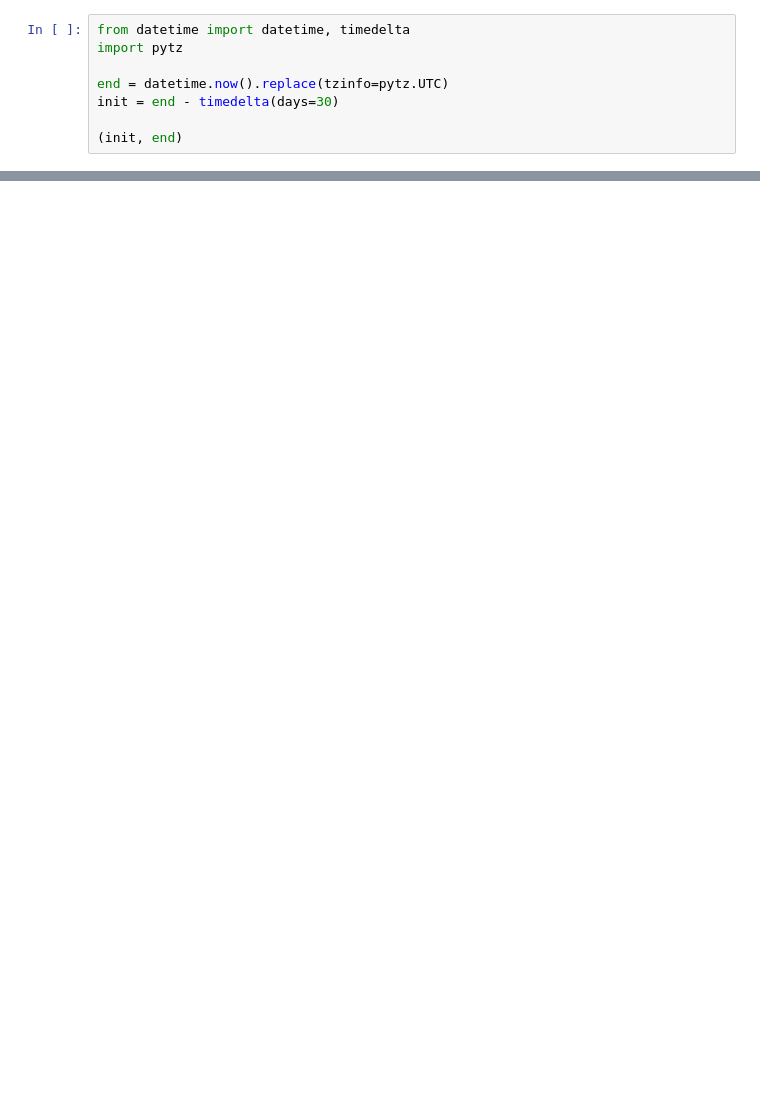
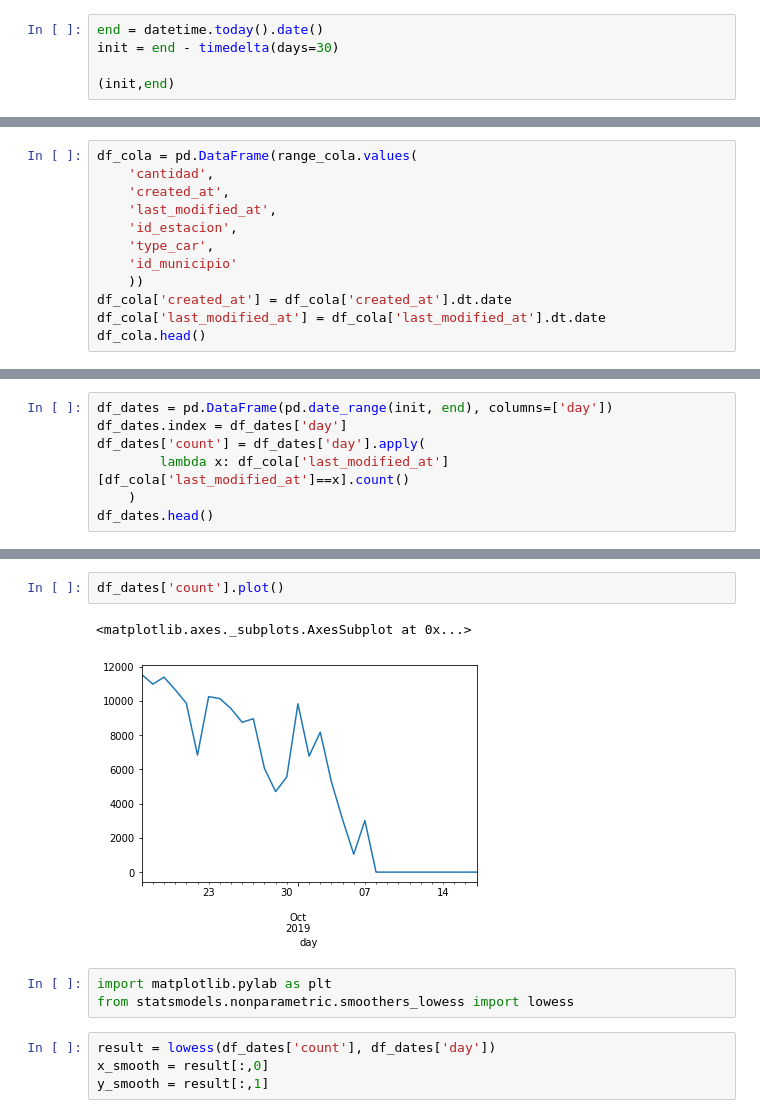
Before and after one commit to IsaacMercado/dgas, a Jupyter notebook: notebooks/plots.ipynb, the cells around one changed output, grey strips where cells are left out. Saved outputs shown, nothing was run; the diff lists cells and outputs as text; blank space fills up the shorter version.

```diff
--- a/notebooks/plots.ipynb
+++ b/notebooks/plots.ipynb
@@ -1,9 +16,6 @@
 # %%
-from datetime import datetime, timedelta
-import pytz
-
-end = datetime.now().replace(tzinfo=pytz.UTC)
+end = datetime.today().date()
 init = end - timedelta(days=30)
 
-(init, end)
+(init,end)
 # %% [output]
@@ -161,0 +103,12 @@ fig.show()
+# %%
+df_cola = pd.DataFrame(range_cola.values(
+    'cantidad',
+    'created_at',
+    'last_modified_at',
+    'id_estacion',
+    'type_car',
+    'id_municipio'
+    ))
+df_cola['created_at'] = df_cola['created_at'].dt.date
+df_cola['last_modified_at'] = df_cola['last_modified_at'].dt.date
+df_cola.head()
@@ -161,0 +145,7 @@ fig.show()
+# %%
+df_dates = pd.DataFrame(pd.date_range(init, end), columns=['day'])
+df_dates.index = df_dates['day']
+df_dates['count'] = df_dates['day'].apply(
+        lambda x: df_cola['last_modified_at'][df_cola['last_modified_at']==x].count()
+    )
+df_dates.head()
@@ -161,0 +160,12 @@ fig.show()
+# %%
+df_dates['count'].plot()
+# %% [output]
+<matplotlib.axes._subplots.AxesSubplot at 0x...>
+[figure, added]
+# %%
+import matplotlib.pylab as plt
+from statsmodels.nonparametric.smoothers_lowess import lowess
+# %%
+result = lowess(df_dates['count'], df_dates['day'])
+x_smooth = result[:,0]
+y_smooth = result[:,1]
```
Also changed, not shown: parts of 33 cells of this notebook, 1 other file.
